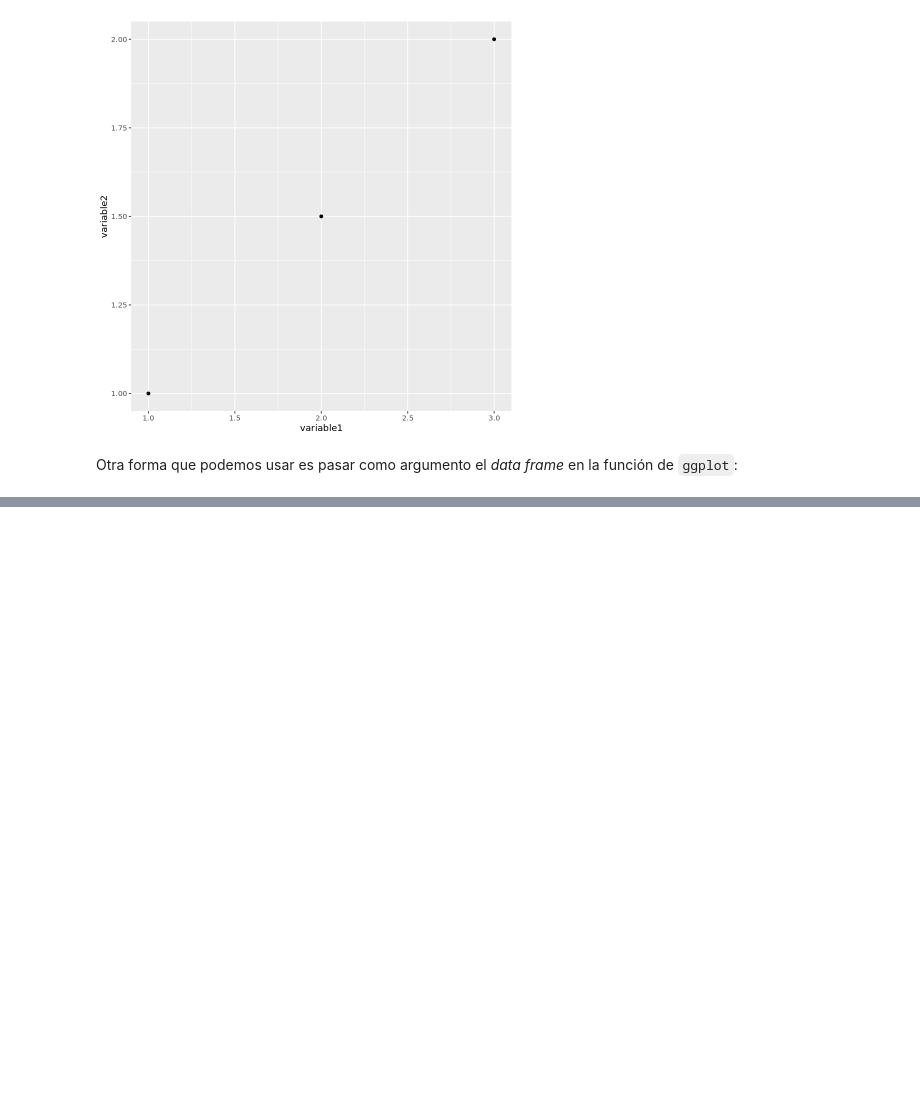
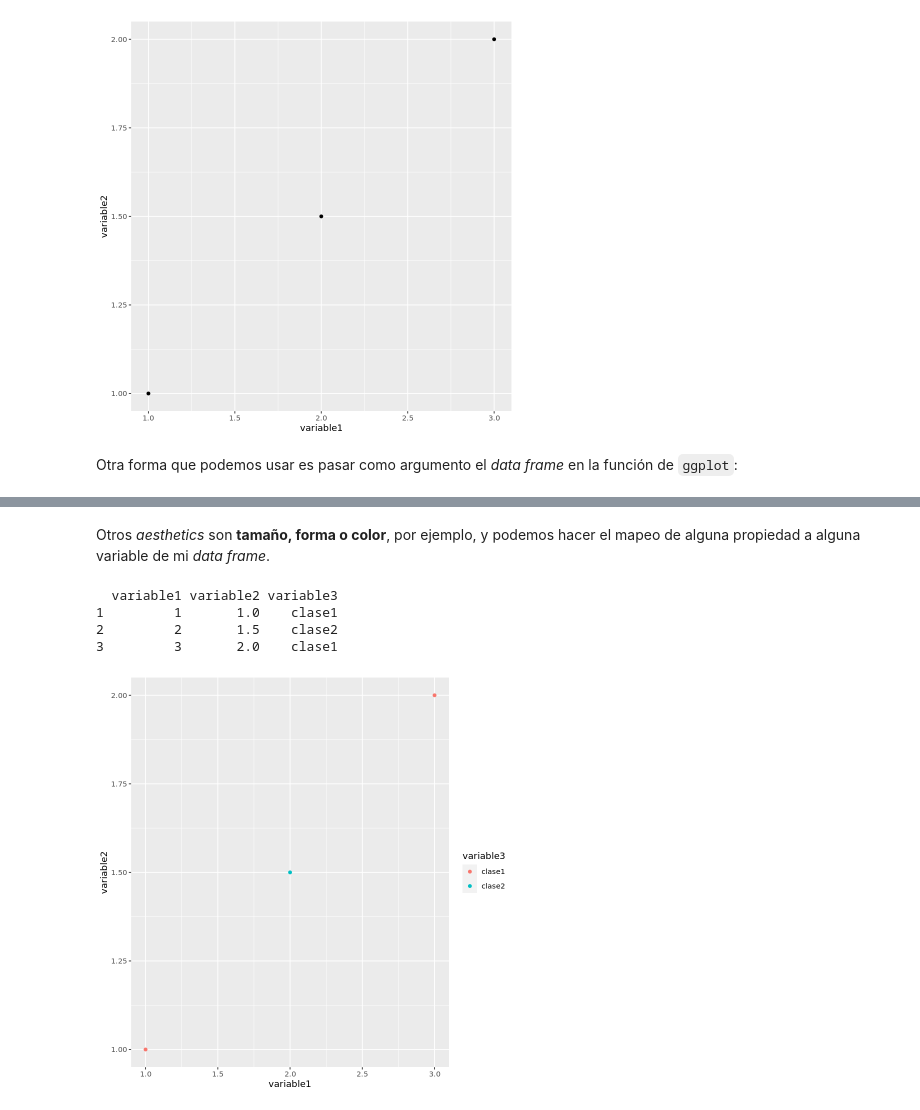
Before and after one commit to palmoreck/laboratorios, a Jupyter notebook: introduccion/4_ggplot2.ipynb, the cells around one changed output, grey strips where cells are left out. Cells and saved outputs as stored; diff of their text form; code cells hidden in the pictures; blank space fills up the shorter version.

```diff
--- a/introduccion/4_ggplot2.ipynb
+++ b/introduccion/4_ggplot2.ipynb
@@ -92,0 +93,2 @@ coordinate_system2 + geom_point(aes(x = x, y = y))
+# %% [markdown]
+Otros *aesthetics* son **tamaño, forma o color**, por ejemplo, y podemos hacer el mapeo de alguna propiedad a alguna variable de mi *data frame*.
@@ -92,0 +99,7 @@ coordinate_system2 + geom_point(aes(x = x, y = y))
+# %%
+print(df2)
+# %% [output]
+  variable1 variable2 variable3
+1         1       1.0    clase1
+2         2       1.5    clase2
+3         3       2.0    clase1
@@ -92,0 +108,4 @@ coordinate_system2 + geom_point(aes(x = x, y = y))
+# %%
+coordinate_system3 + geom_point(aes(x = variable1, y = variable2, color= variable3))
+# %% [output]
+[figure, added]
```
Also changed, not shown: parts of 25 cells of this notebook.
